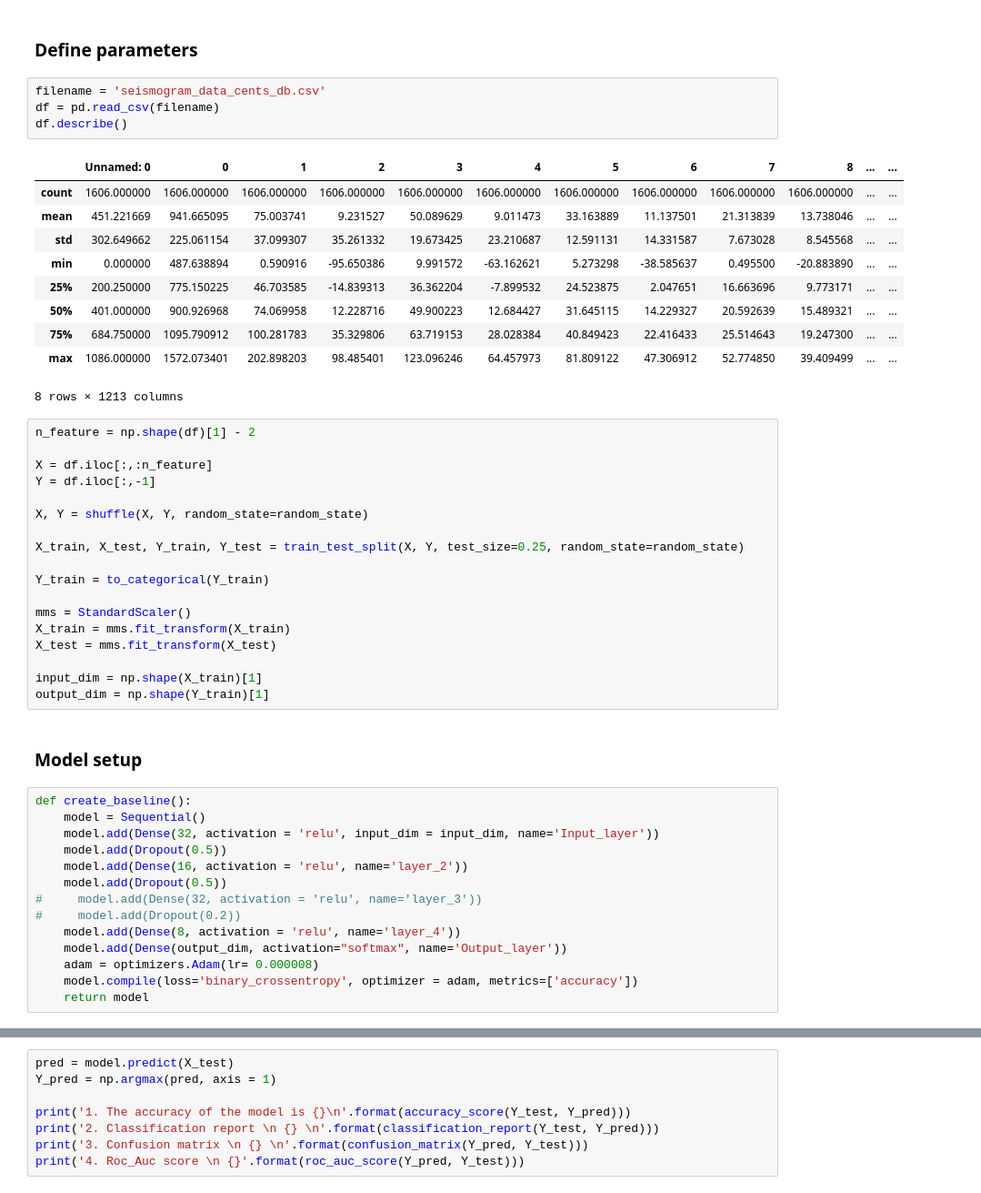
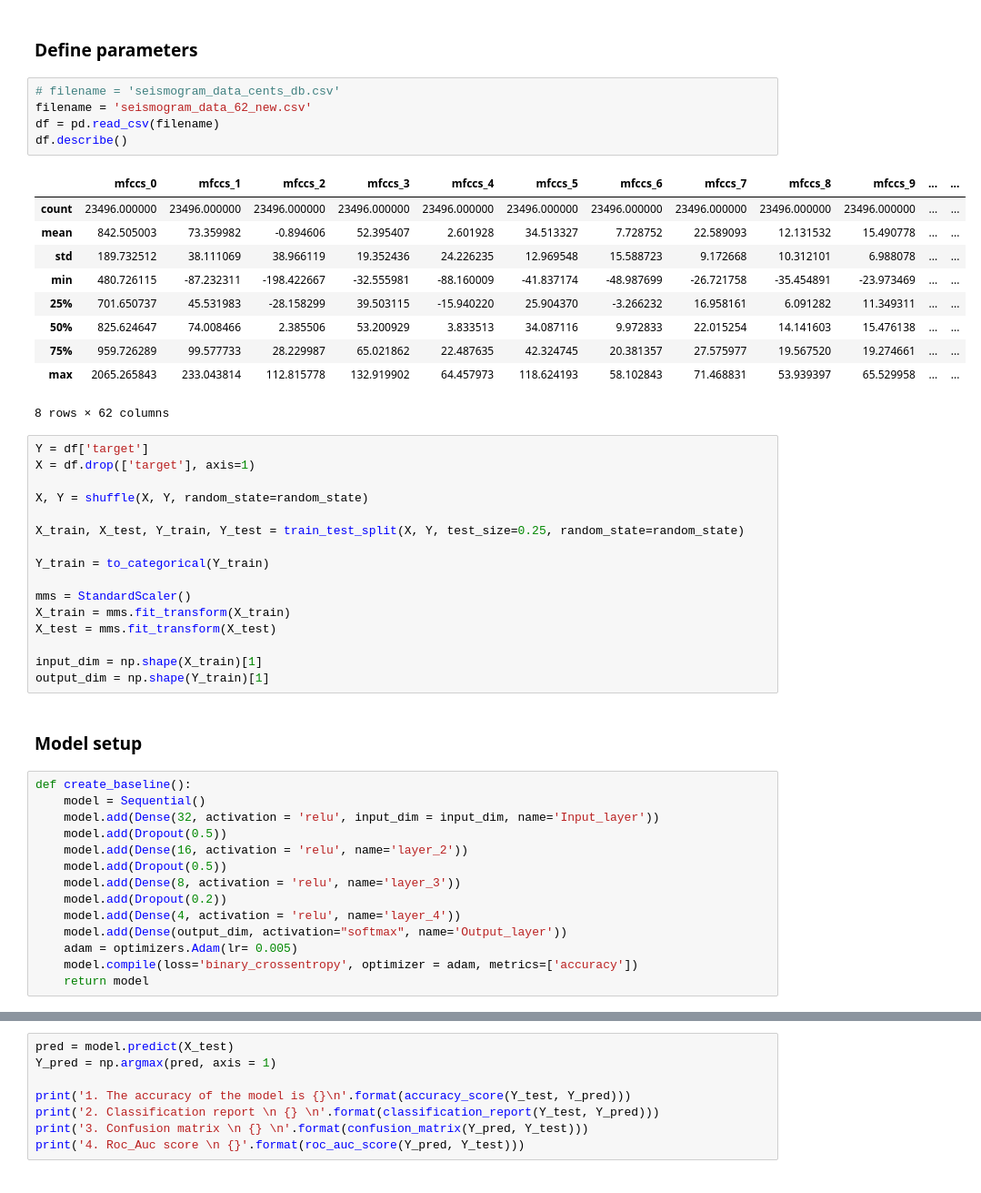
Before and after one commit to msahamed/machine_learning_earthquakes-nuclear-explosion, a Jupyter notebook: Codes/classify_earthquake_nn.ipynb, the cells around one changed output, grey strips where cells are left out. Shown at 91% size. Cells and saved outputs as stored; diff of their text form.

```diff
--- a/Codes/classify_earthquake_nn.ipynb
+++ b/Codes/classify_earthquake_nn.ipynb
@@ -25,25 +25,24 @@ Using TensorFlow backend.
 # %% [markdown]
 ### Define parameters
 # %%
-filename = 'seismogram_data_cents_db.csv'
+# filename = 'seismogram_data_cents_db.csv'
+filename = 'seismogram_data_62_new.csv'
 df = pd.read_csv(filename)
 df.describe()
 # %% [output]
-|  | Unnamed: 0 | 0 | 1 | 2 | 3 | 4 | 5 | 6 | 7 | 8 | ... | ... |
-| count | 1606.000000 | 1606.000000 | 1606.000000 | 1606.000000 | 1606.000000 | 1606.000000 | 1606.000000 | 1606.000000 | 1606.000000 | 1606.000000 | ... | ... |
-| mean | 451.221669 | 941.665095 | 75.003741 | 9.231527 | 50.089629 | 9.011473 | 33.163889 | 11.137501 | 21.313839 | 13.738046 | ... | ... |
-| std | 302.649662 | 225.061154 | 37.099307 | 35.261332 | 19.673425 | 23.210687 | 12.591131 | 14.331587 | 7.673028 | 8.545568 | ... | ... |
-| min | 0.000000 | 487.638894 | 0.590916 | -95.650386 | 9.991572 | -63.162621 | 5.273298 | -38.585637 | 0.495500 | -20.883890 | ... | ... |
-| 25% | 200.250000 | 775.150225 | 46.703585 | -14.839313 | 36.362204 | -7.899532 | 24.523875 | 2.047651 | 16.663696 | 9.773171 | ... | ... |
-| 50% | 401.000000 | 900.926968 | 74.069958 | 12.228716 | 49.900223 | 12.684427 | 31.645115 | 14.229327 | 20.592639 | 15.489321 | ... | ... |
-| 75% | 684.750000 | 1095.790912 | 100.281783 | 35.329806 | 63.719153 | 28.028384 | 40.849423 | 22.416433 | 25.514643 | 19.247300 | ... | ... |
-| max | 1086.000000 | 1572.073401 | 202.898203 | 98.485401 | 123.096246 | 64.457973 | 81.809122 | 47.306912 | 52.774850 | 39.409499 | ... | ... |
+|  | mfccs_0 | mfccs_1 | mfccs_2 | mfccs_3 | mfccs_4 | mfccs_5 | mfccs_6 | mfccs_7 | mfccs_8 | mfccs_9 | ... | ... |
+| count | 23496.000000 | 23496.000000 | 23496.000000 | 23496.000000 | 23496.000000 | 23496.000000 | 23496.000000 | 23496.000000 | 23496.000000 | 23496.000000 | ... | ... |
+| mean | 842.505003 | 73.359982 | -0.894606 | 52.395407 | 2.601928 | 34.513327 | 7.728752 | 22.589093 | 12.131532 | 15.490778 | ... | ... |
+| std | 189.732512 | 38.111069 | 38.966119 | 19.352436 | 24.226235 | 12.969548 | 15.588723 | 9.172668 | 10.312101 | 6.988078 | ... | ... |
+| min | 480.726115 | -87.232311 | -198.422667 | -32.555981 | -88.160009 | -41.837174 | -48.987699 | -26.721758 | -35.454891 | -23.973469 | ... | ... |
+| 25% | 701.650737 | 45.531983 | -28.158299 | 39.503115 | -15.940220 | 25.904370 | -3.266232 | 16.958161 | 6.091282 | 11.349311 | ... | ... |
+| 50% | 825.624647 | 74.008466 | 2.385506 | 53.200929 | 3.833513 | 34.087116 | 9.972833 | 22.015254 | 14.141603 | 15.476138 | ... | ... |
+| 75% | 959.726289 | 99.577733 | 28.229987 | 65.021862 | 22.487635 | 42.324745 | 20.381357 | 27.575977 | 19.567520 | 19.274661 | ... | ... |
+| max | 2065.265843 | 233.043814 | 112.815778 | 132.919902 | 64.457973 | 118.624193 | 58.102843 | 71.468831 | 53.939397 | 65.529958 | ... | ... |
-8 rows × 1213 columns
+8 rows × 62 columns
 # %%
-n_feature = np.shape(df)[1] - 2
-
-X = df.iloc[:,:n_feature]
-Y = df.iloc[:,-1]
+Y = df['target']
+X = df.drop(['target'], axis=1)
 
 X, Y = shuffle(X, Y, random_state=random_state)
 
@@ -66,11 +65,11 @@ def create_baseline():
     model.add(Dropout(0.5))
     model.add(Dense(16, activation = 'relu', name='layer_2'))
     model.add(Dropout(0.5))
-#     model.add(Dense(32, activation = 'relu', name='layer_3'))
-#     model.add(Dropout(0.2))
-    model.add(Dense(8, activation = 'relu', name='layer_4'))
+    model.add(Dense(8, activation = 'relu', name='layer_3'))
+    model.add(Dropout(0.2))
+    model.add(Dense(4, activation = 'relu', name='layer_4'))
     model.add(Dense(output_dim, activation="softmax", name='Output_layer'))
-    adam = optimizers.Adam(lr= 0.000008)
+    adam = optimizers.Adam(lr= 0.005)
     model.compile(loss='binary_crossentropy', optimizer = adam, metrics=['accuracy'])
     return model
 # %%
```
Also changed, not shown: parts of 1 cell of this notebook, 4 other files.
